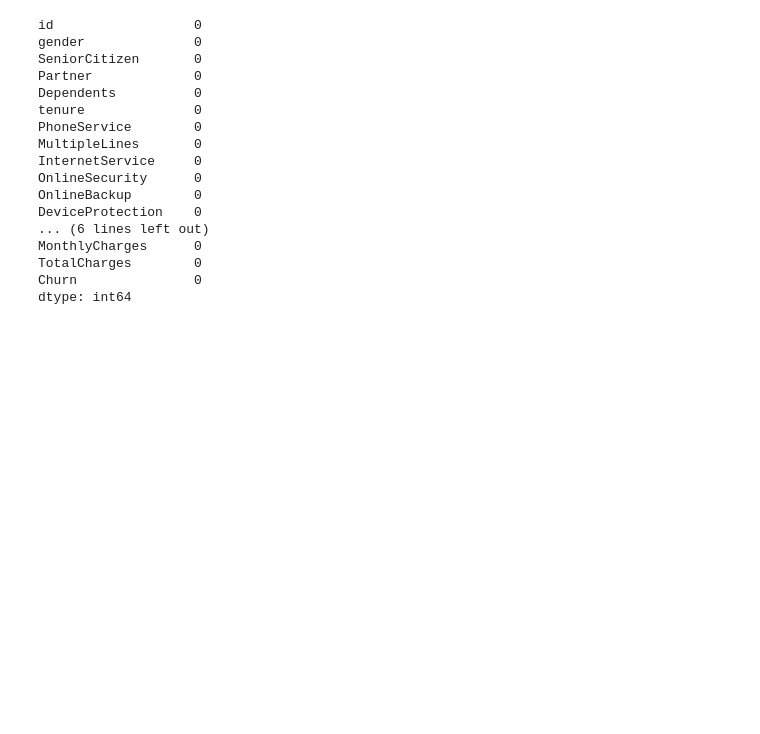
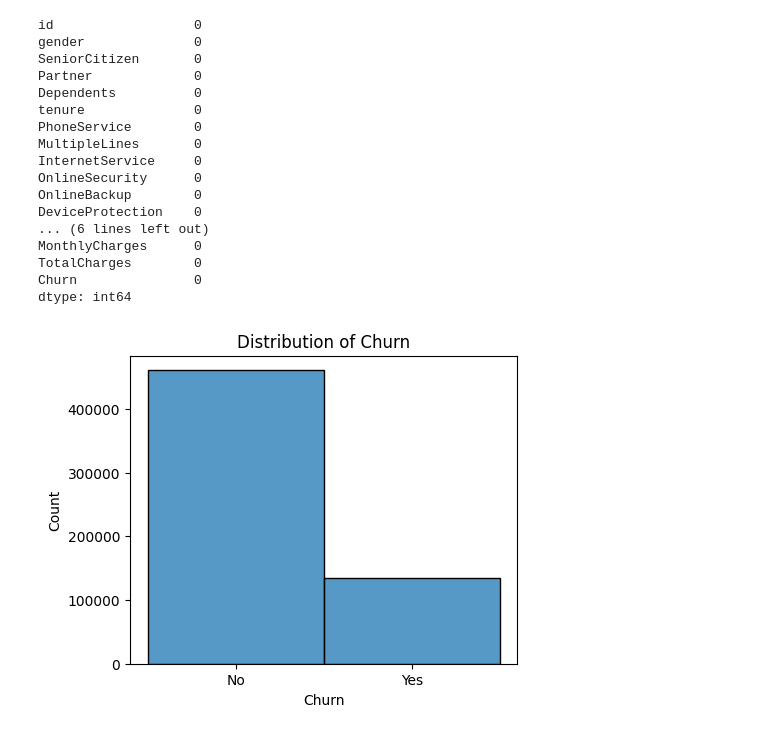
Before and after one commit to biswajit-nag/Predict-Customer-Churn, a Jupyter notebook: EDA.ipynb, the cells around one changed output. Drawn from its saved outputs; the diff is of its cells as text; code cells hidden in the pictures; blank space fills up the shorter version.

```diff
--- a/EDA.ipynb
+++ b/EDA.ipynb
@@ -139,3 +142,10 @@ features = ['gender', 'SeniorCitizen', 'Partner', 'Dependents', 'tenure',
        'OnlineBackup', 'DeviceProtection', 'TechSupport', 'StreamingTV',
        'StreamingMovies', 'Contract', 'PaperlessBilling', 'PaymentMethod',
        'MonthlyCharges', 'TotalCharges']
+# %%
+plt.figure(figsize=(5, 4))
+sns.histplot(data=train_data, x='Churn')
+plt.title('Distribution of Churn')
+plt.show()
+# %% [output]
+[figure, added]
```
Also changed, not shown: parts of 25 cells of this notebook, 3 other files.
